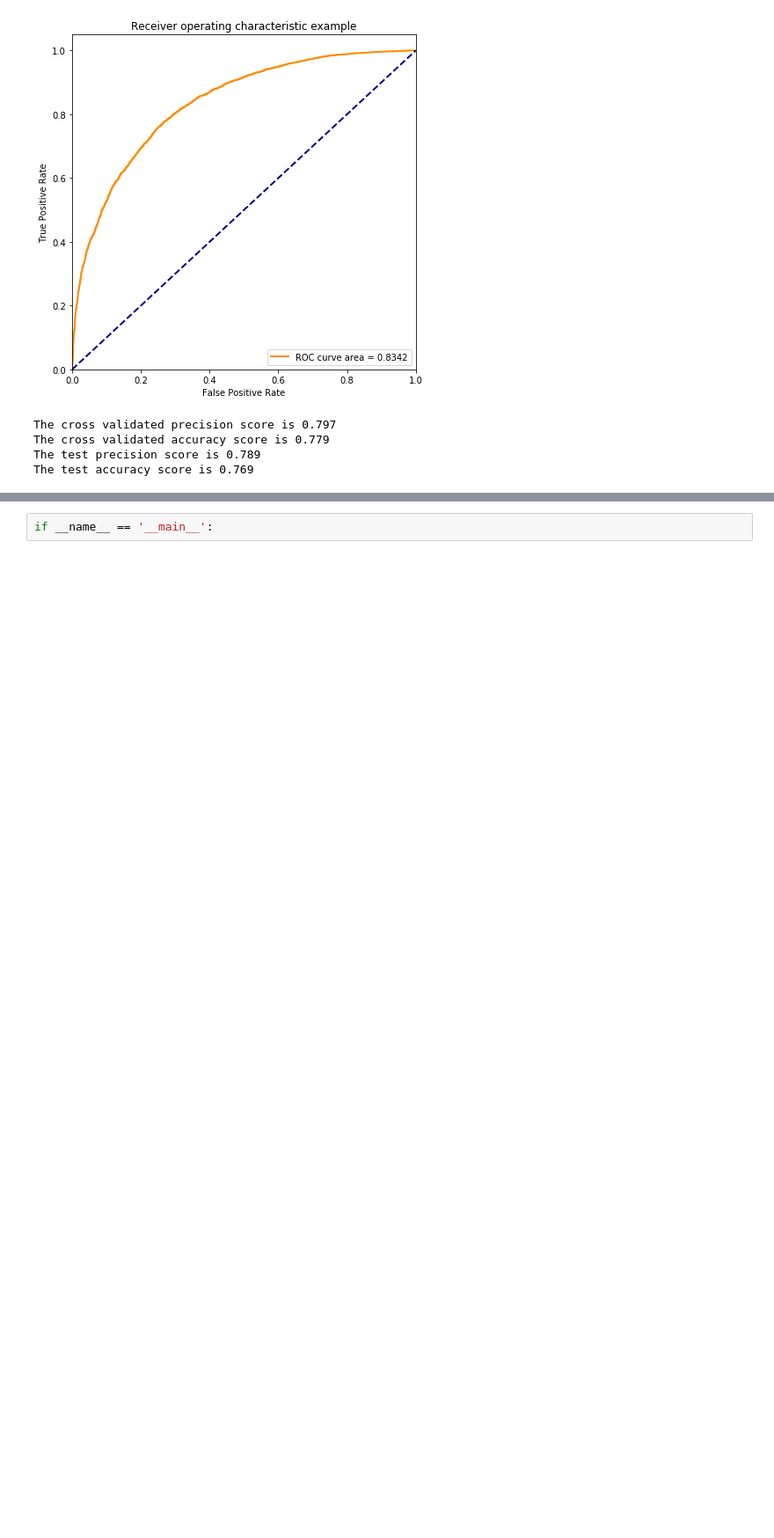
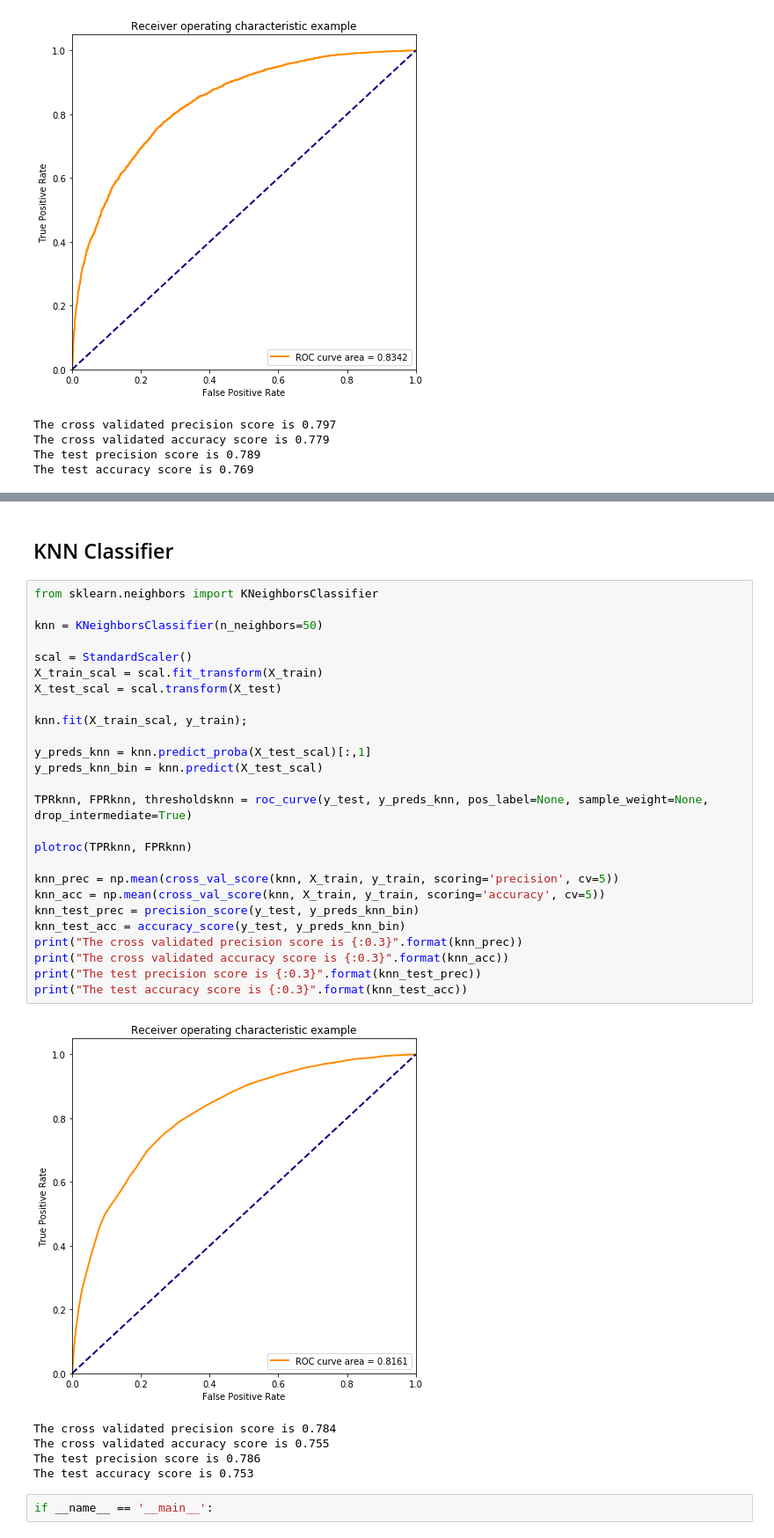
Before and after one commit to tysonjens/Churn-Prevention, a Jupyter notebook: Tyson.ipynb, the cells around one changed output, grey strips where cells are left out. Shown at 88% size. Cells and saved outputs as stored; diff of their text form; blank space fills up the shorter version.

```diff
--- a/Tyson.ipynb
+++ b/Tyson.ipynb
@@ -147,2 +166,36 @@ The test accuracy score is 0.769
+# %% [markdown]
+## KNN Classifier
+# %%
+from sklearn.neighbors import KNeighborsClassifier
+
+knn = KNeighborsClassifier(n_neighbors=50)
+
+scal = StandardScaler()
+X_train_scal = scal.fit_transform(X_train)
+X_test_scal = scal.transform(X_test)
+
+knn.fit(X_train_scal, y_train);
+
+y_preds_knn = knn.predict_proba(X_test_scal)[:,1]
+y_preds_knn_bin = knn.predict(X_test_scal)
+
+TPRknn, FPRknn, thresholdsknn = roc_curve(y_test, y_preds_knn, pos_label=None, sample_weight=None, drop_intermediate=True)
+
+plotroc(TPRknn, FPRknn)
+
+knn_prec = np.mean(cross_val_score(knn, X_train, y_train, scoring='precision', cv=5))
+knn_acc = np.mean(cross_val_score(knn, X_train, y_train, scoring='accuracy', cv=5))
+knn_test_prec = precision_score(y_test, y_preds_knn_bin)
+knn_test_acc = accuracy_score(y_test, y_preds_knn_bin)
+print("The cross validated precision score is {:0.3}".format(knn_prec))
+print("The cross validated accuracy score is {:0.3}".format(knn_acc))
+print("The test precision score is {:0.3}".format(knn_test_prec))
+print("The test accuracy score is {:0.3}".format(knn_test_acc))
+# %% [output]
+[figure, added]
+The cross validated precision score is 0.784
+The cross validated accuracy score is 0.755
+The test precision score is 0.786
+The test accuracy score is 0.753
 # %%
 if __name__ == '__main__':
```
Also changed, not shown: parts of 1 cell of this notebook.
